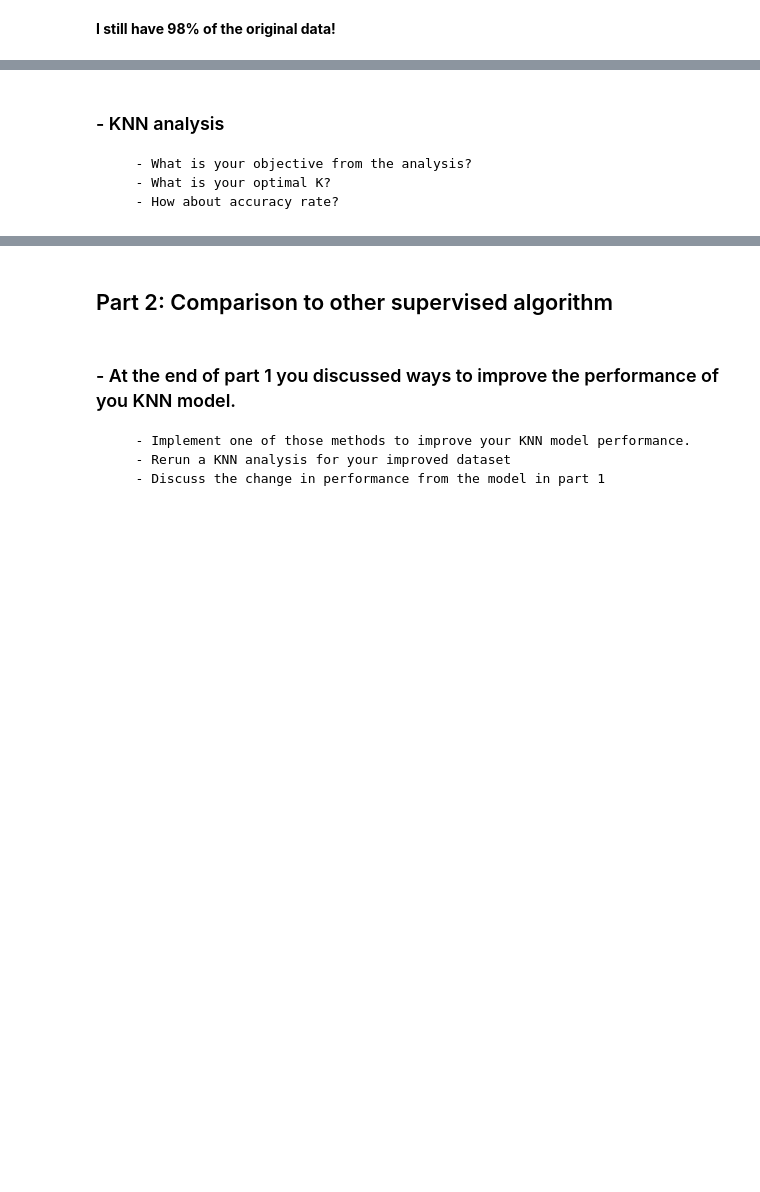
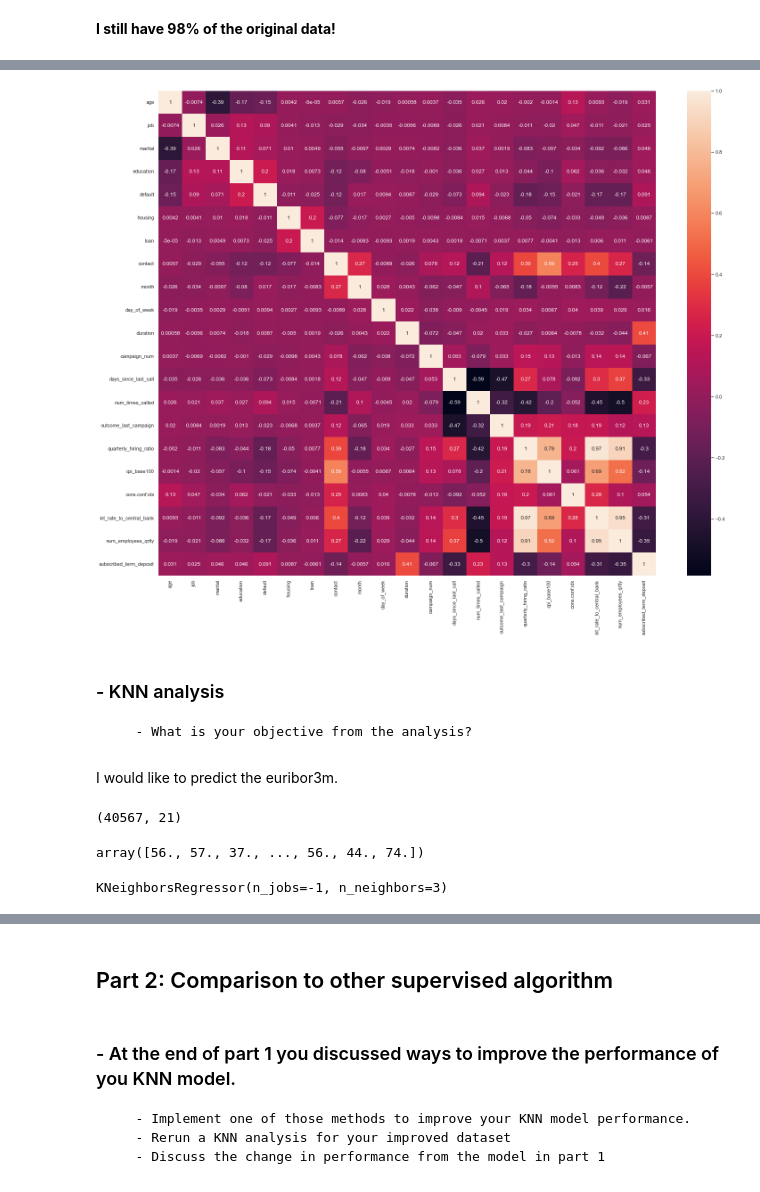
Before and after one commit to kscully-dotcom/msds650, a Jupyter notebook: week5/5_Assignment.ipynb, the cells around one changed output, grey strips where cells are left out. Drawn from its saved outputs; the diff is of its cells as text; code cells hidden in the pictures; blank space fills up the shorter version.

Commit message:
KNN done - do analysis on predictions. Understand R2 score and how it was affected. Complete part 2.

```diff
--- a/week5/5_Assignment.ipynb
+++ b/week5/5_Assignment.ipynb
@@ -377,5 +409,35 @@ len(df_clean)/len(df)
+# %%
+df_clean.to_csv('assign_wk5\df_clean_nominal.csv', index=False)
+
+df1 = df_clean
+df_nom = pd.read_csv('assign_wk5\df_clean_nominal.csv')
+# %%
+from sklearn.preprocessing import LabelEncoder
+le = LabelEncoder()
+df_nom['month'] = le.fit_transform(df_nom['month'])
+df_nom['day_of_week'] = le.fit_transform(df_nom['day_of_week'])
+df_nom['subscribed_term_deposit'] = le.fit_transform(df_nom['subscribed_term_deposit'])
+df_nom['marital'] = le.fit_transform(df_nom['marital'])
+df_nom['default'] = le.fit_transform(df_nom['default'])
+df_nom['housing'] = le.fit_transform(df_nom['housing'])
+df_nom['loan'] = le.fit_transform(df_nom['loan'])
+df_nom['contact'] = le.fit_transform(df_nom['contact'])
+df_nom['job'] = le.fit_transform(df_nom['job'])
+df_nom['education'] = le.fit_transform(df_nom['education'])
+df_nom['outcome_last_campaign'] = le.fit_transform(df_nom['outcome_last_campaign'])
+# %%
+nom_corr = df_nom.corr()
+# %%
+f, ax = plt.subplots(figsize=(25,20))
+_ = sns.heatmap(nom_corr, annot=True)
+# %% [output]
+[figure, added]
 # %% [markdown]
 ###  - KNN analysis
        - What is your objective from the analysis?
-       - What is your optimal K?
-       - How about accuracy rate?
+# %% [markdown]
+I would like to predict the euribor3m.
+# %%
+df_nom.shape
+# %% [output]
+(40567, 21)
@@ -381,0 +453,4 @@ len(df_clean)/len(df)
+# %%
+y
+# %% [output]
+array([56., 57., 37., ..., 56., 44., 74.])
@@ -381,0 +459,5 @@ len(df_clean)/len(df)
+# %%
+model = KNeighborsRegressor(n_neighbors=3, n_jobs=-1)
+model.fit(X_train, y_train)
+# %% [output]
+KNeighborsRegressor(n_jobs=-1, n_neighbors=3)
```
Also changed, not shown: parts of 42 cells of this notebook, 3 other files.
